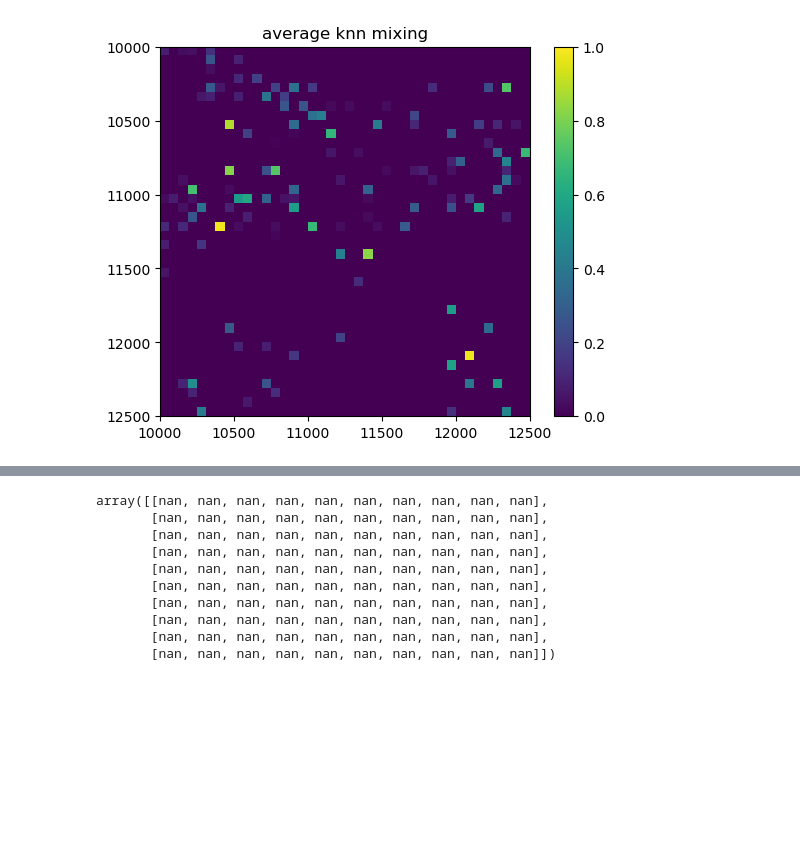
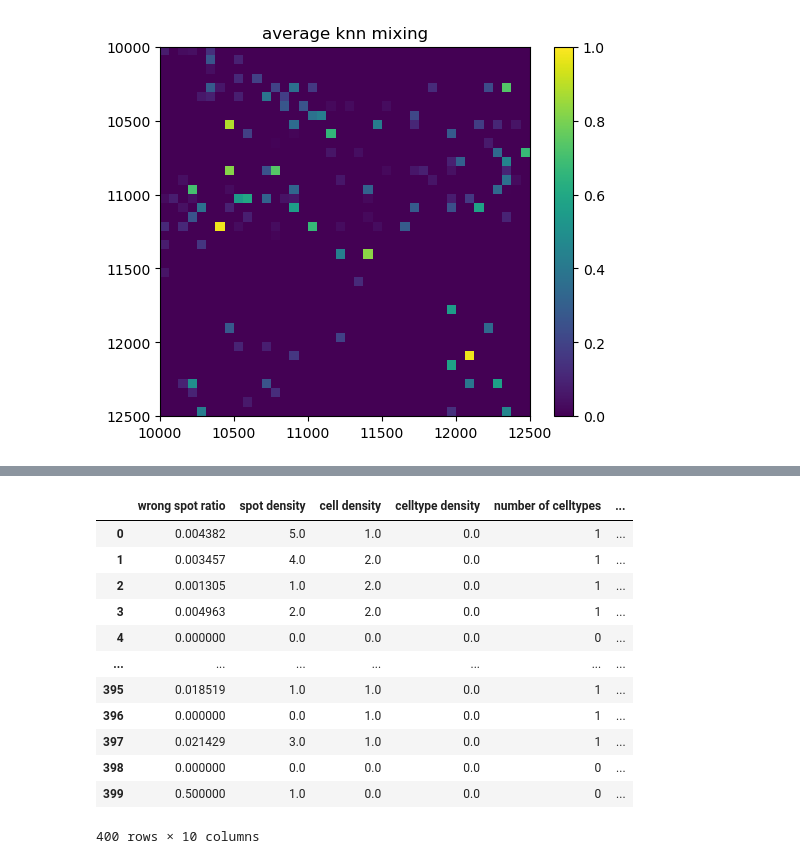
Before and after one commit to j-dichgans/my_txsim, a Jupyter notebook: metric_local.ipynb, the cells around one changed output, grey strips where cells are left out. Saved outputs shown, nothing was run; the diff lists cells and outputs as text; code cells hidden in the pictures; blank space fills up the shorter version.

```diff
--- a/metric_local.ipynb
+++ b/metric_local.ipynb
@@ -1484,4 +1494,7 @@ A = relative_expression_similarity_across_cell_type_clusters(adata_exp0,adata_Ya
 # %%
+#Warnings:
+#ConstantInputWarning: An input array is constant; the correlation coefficient is not defined.
+
 def get_correlation_matrices(adata_sp: AnnData, adata_sc: AnnData, x_min: int, x_max: int, y_min: int, y_max: int, image: np.ndarray, bins: Tuple[int,int], celltype: str):
     """Get pearson and spearman correlation matrices.
 
@@ -1489,12 +1502,15 @@ def get_correlation_matrices(adata_sp: AnnData, adata_sc: AnnData, x_min: int, x
     ----------
     adata_sp: AnnData
         Annotated ``AnnData`` object with counts from spatial data
+    adata_sc: AnnData
+        Annotated ``AnnData`` object with counts scRNAseq data
     x_min : int, x_max : int, y_min : int, y_max : int
         crop coordinates
     image : NDArray
         read from image of dapi stained cell-nuclei
     bins : [int,int]
         the number of bins in each dimension
+    celltype : str
 
     Returns
     -------
@@ -1515,7 +1531,9 @@ def get_correlation_matrices(adata_sp: AnnData, adata_sc: AnnData, x_min: int, x
                                 'cell density': M_cell_density.flatten(), 'celltype density': M_celltype_density.flatten(), 'number of celltypes': M_number_of_celltypes.flatten(),
                                 'major celltype perc': M_major_celltype_perc.flatten(), 'summed cell area': M_summed_cell_area.flatten(),
                                 'avg knn mixing': M_avg_knn_mixing.flatten(), 'relative expression similarity across genes local': M_relative_expression_similarity_across_genes_local.flatten(),
-                                'relative expression similarity across cell type clusters': M_relative_expression_similarity_across_cell_type_clusters.flatten()})
+                                'relative expression similarity across cell type clusters': M_relative_expression_similarity_across_cell_type_clusters.flatten()
+    })
+
     n = measurements_df.shape[1]
     spearman_corr_matrix = np.zeros((n,n))
     pearson_corr_matrix = np.zeros((n,n))
@@ -1527,8 +1545,15 @@ def get_correlation_matrices(adata_sp: AnnData, adata_sc: AnnData, x_min: int, x
             # Apply the mask to the data
             x_filtered = x[mask]
             y_filtered = y[mask]
-            spearman_corr_matrix[i,j] = stats.spearmanr(x_filtered,y_filtered).statistic
-            pearson_corr_matrix[i,j] = stats.pearsonr(x_filtered,y_filtered).statistic          #x_filtered muss len()>= 2 erfüllen?
+
+            #pearsonr only defined if len(x_filtered) = len(y_filtered) >= 2
+            if len(x_filtered)>=2:
+                spearman_corr_matrix[i,j] = stats.spearmanr(x_filtered,y_filtered).statistic
+                pearson_corr_matrix[i,j] = stats.pearsonr(x_filtered,y_filtered).statistic
+            else:
+                spearman_corr_matrix[i,j] = np.nan
+                pearson_corr_matrix[i,j] = np.nan
+
 
 
 
@@ -1538,13 +1563,16 @@ pearson_corr_matrix, spearman_corr_matrix, measurements_df = get_correlation_mat
-# %%
-pearson_corr_matrix
-# %% [output]
-array([[nan, nan, nan, nan, nan, nan, nan, nan, nan, nan],
-       [nan, nan, nan, nan, nan, nan, nan, nan, nan, nan],
-       [nan, nan, nan, nan, nan, nan, nan, nan, nan, nan],
-       [nan, nan, nan, nan, nan, nan, nan, nan, nan, nan],
-       [nan, nan, nan, nan, nan, nan, nan, nan, nan, nan],
-       [nan, nan, nan, nan, nan, nan, nan, nan, nan, nan],
-       [nan, nan, nan, nan, nan, nan, nan, nan, nan, nan],
-       [nan, nan, nan, nan, nan, nan, nan, nan, nan, nan],
-       [nan, nan, nan, nan, nan, nan, nan, nan, nan, nan],
-       [nan, nan, nan, nan, nan, nan, nan, nan, nan, nan]])
+# %%
+measurements_df
+# %% [output]
+|  | wrong spot ratio | spot density | cell density | celltype density | number of celltypes | ... |
+| 0 | 0.004382 | 5.0 | 1.0 | 0.0 | 1 | ... |
+| 1 | 0.003457 | 4.0 | 2.0 | 0.0 | 1 | ... |
+| 2 | 0.001305 | 1.0 | 2.0 | 0.0 | 1 | ... |
+| 3 | 0.004963 | 2.0 | 2.0 | 0.0 | 1 | ... |
+| 4 | 0.000000 | 0.0 | 0.0 | 0.0 | 0 | ... |
+| ... | ... | ... | ... | ... | ... | ... |
+| 395 | 0.018519 | 1.0 | 1.0 | 0.0 | 1 | ... |
+| 396 | 0.000000 | 0.0 | 1.0 | 0.0 | 1 | ... |
+| 397 | 0.021429 | 3.0 | 1.0 | 0.0 | 1 | ... |
+| 398 | 0.000000 | 0.0 | 0.0 | 0.0 | 0 | ... |
+| 399 | 0.500000 | 1.0 | 0.0 | 0.0 | 0 | ... |
+400 rows × 10 columns
```
Also changed, not shown: parts of 16 cells of this notebook.
